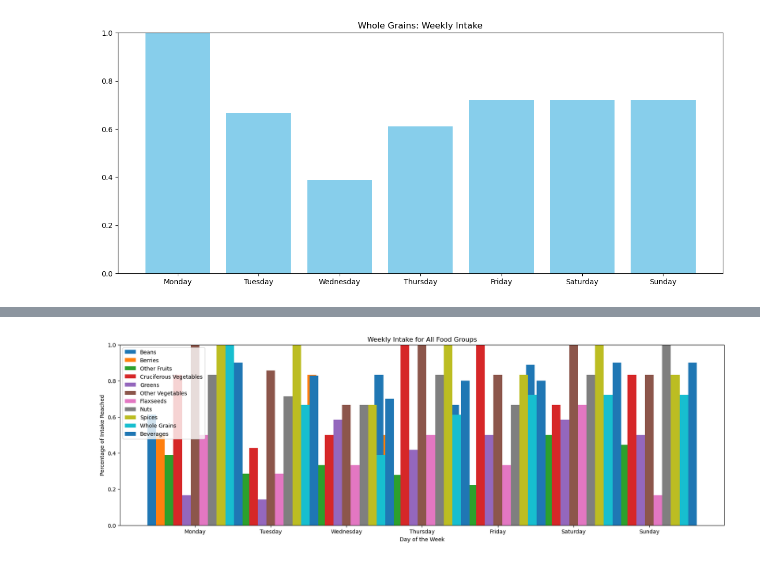
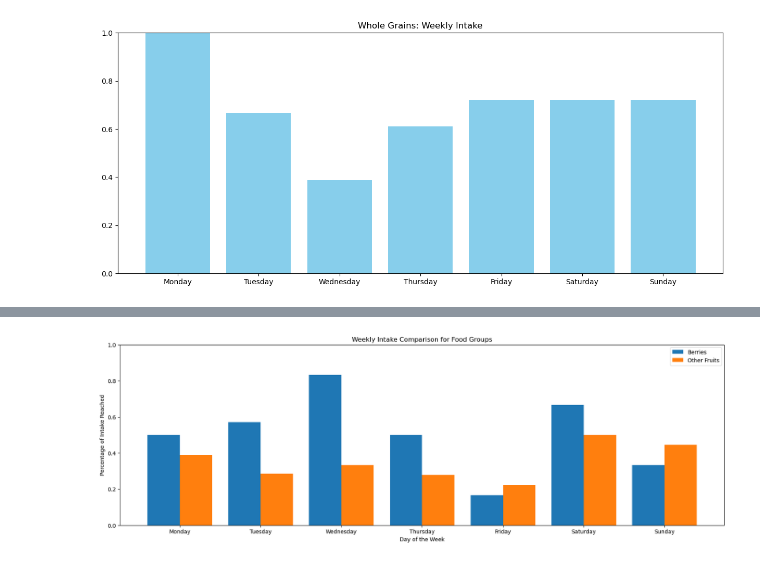
Before and after one commit to lottedieleman/daily_dozen, a Jupyter notebook: DD.ipynb, the cells around one changed output, grey strips where cells are left out. Drawn from its saved outputs; the diff is of its cells as text; code cells hidden in the pictures.

```diff
--- a/DD.ipynb
+++ b/DD.ipynb
@@ -295,37 +309,41 @@ intake_per_day_all(dd_data, df_dd)
 # %%
+#it might be interesting to compare two individual foodgroups to each other, e.g. Berries and Other Fruits
+
+
 import matplotlib.pyplot as plt
 import numpy as np
 
-def intake_per_day_all_2(df_eaten, df_dd):
+def compare_foodgroup_intake(df_eaten, df_dd, fg1, fg2):
     plt.figure(figsize=(20, 6))
 
     # Define the order of days of the week
     day_order = ['Monday', 'Tuesday', 'Wednesday', 'Thursday', 'Friday', 'Saturday', 'Sunday']
 
     # Calculate the width of each bar
-    bar_width = 0.8 / len(day_order)
+    bar_width = 0.4
 
-    # Initialize an empty dictionary to store percentage intake for each food group
-    percentage_intake_all = {}
+    # Calculate the x-coordinates for the bars of each food group
+    x_values_fg1 = np.arange(len(day_order))
+    x_values_fg2 = x_values_fg1 + bar_width
 
-    # Iterate over each food group
-    for i, fg in enumerate(df_dd['food_group'].unique()):
-        # Calculate the x-coordinates for the bars of the current food group
-        x_values = np.arange(len(day_order)) + i * bar_width
+    # Calculate the percentage intake for the first food group
+    percentage_intake_fg1 = (df_eaten[fg1].groupby(df_eaten["day_of_week"]).mean().reindex(day_order)) / df_dd.loc[df_dd['food_group'] == fg1, 'servings'].iloc[0]
 
-        # Calculate the percentage intake for the current food group
-        percentage_intake = (df_eaten[fg].groupby(df_eaten["day_of_week"]).mean().reindex(day_order)) / df_dd.loc[df_dd['food_group'] == fg, 'servings'].iloc[0]
+    # Calculate the percentage intake for the second food group
+    percentage_intake_fg2 = (df_eaten[fg2].groupby(df_eaten["day_of_week"]).mean().reindex(day_order)) / df_dd.loc[df_dd['food_group'] == fg2, 'servings'].iloc[0]
+    # Plot the bars for the first food group
+    plt.bar(x_values_fg1, percentage_intake_fg1.values, width=bar_width, label=fg1)
 
-        # Plot the bars for the current food group
-        plt.bar(x_values, percentage_intake.values, width=bar_width, label=fg)
+    # Plot the bars for the second food group
+    plt.bar(x_values_fg2, percentage_intake_fg2.values, width=bar_width, label=fg2)
 
     # Adding labels and title
     plt.xlabel('Day of the Week')
     plt.ylabel('Percentage of Intake Reached')
-    plt.title('Weekly Intake for All Food Groups')
+    plt.title('Weekly Intake Comparison for Food Groups')
 
     # Set x-ticks to the middle of each group
-    plt.xticks(np.arange(len(day_order)) + 0.5 * bar_width * (len(df_dd['food_group'].unique()) - 1), day_order)
+    plt.xticks(np.arange(len(day_order)) + 0.5 * bar_width, day_order)
 
     # Set y-axis limits
     plt.ylim(0, 1)
@@ -336,6 +354,6 @@ def intake_per_day_all_2(df_eaten, df_dd):
     # Display the plot
     plt.show()
 # %%
-intake_per_day_all_2(dd_data, df_dd)
+compare_foodgroup_intake(dd_data, df_dd, "Berries", "Other Fruits")
 # %% [output]
-[figure, old version]
+[figure, new version]
```
Also changed, not shown: parts of 12 cells of this notebook.
